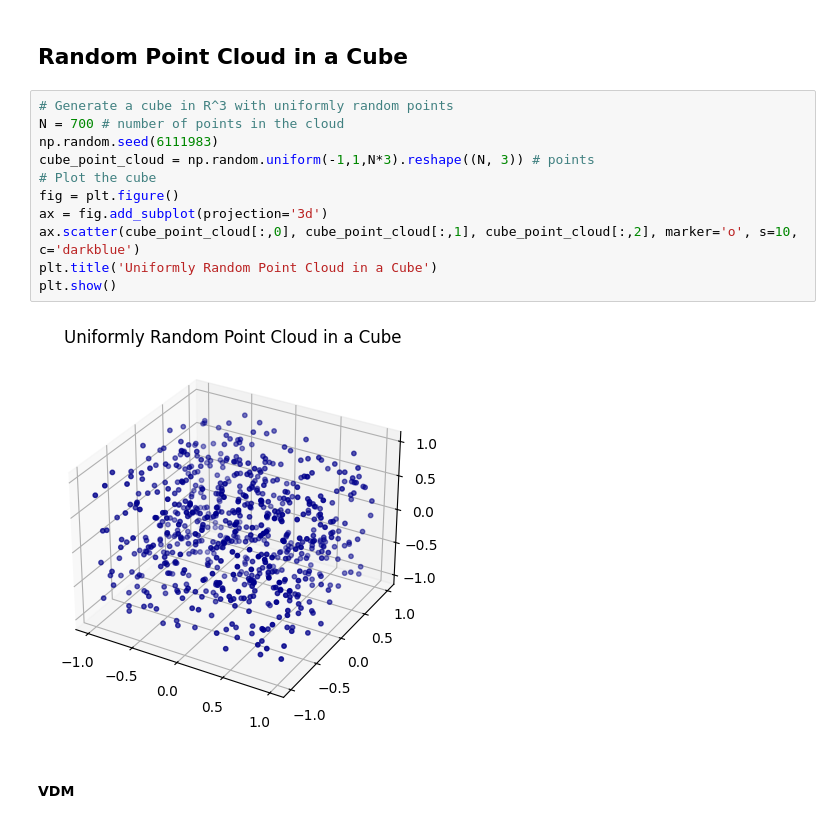
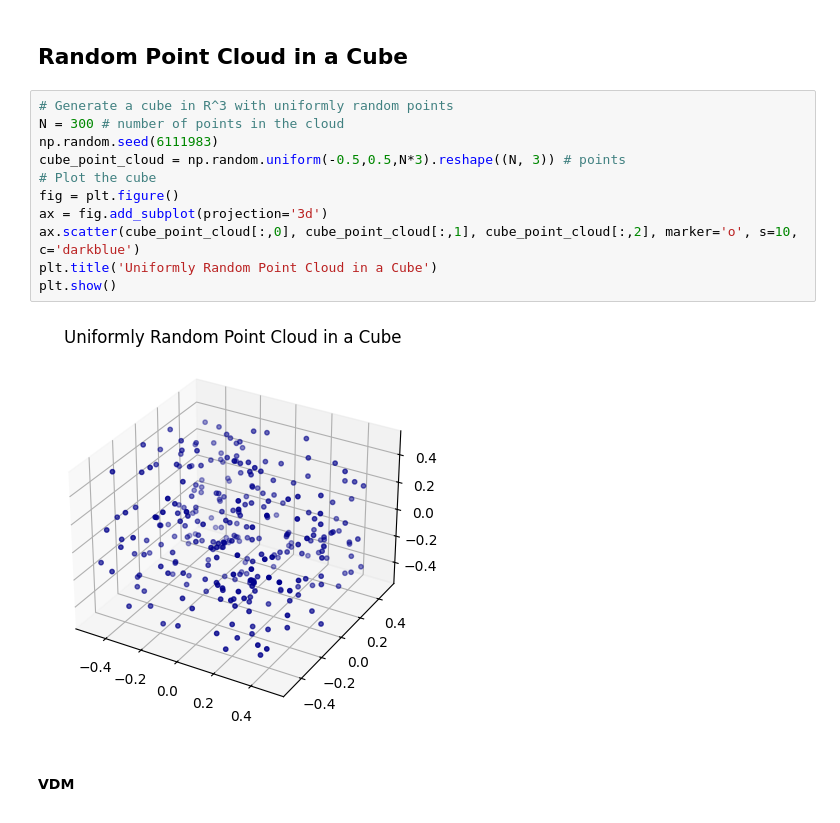
Before and after one commit to gmaurer08/sheaf-signal-processing, a Jupyter notebook: main.ipynb, the cells around one changed output. Saved outputs shown, nothing was run; the diff lists cells and outputs as text.

Commit message:
synthetic data plots

```diff
--- a/main.ipynb
+++ b/main.ipynb
@@ -23,17 +25,17 @@ np.random.seed(SEED)
 ## Random Point Cloud in a Cube
 # %%
 # Generate a cube in R^3 with uniformly random points
-N = 700 # number of points in the cloud
+N = 300 # number of points in the cloud
 np.random.seed(6111983)
-cube_point_cloud = np.random.uniform(-1,1,N*3).reshape((N, 3)) # points
+cube_point_cloud = np.random.uniform(-0.5,0.5,N*3).reshape((N, 3)) # points
 # Plot the cube
 fig = plt.figure()
 ax = fig.add_subplot(projection='3d')
 ax.scatter(cube_point_cloud[:,0], cube_point_cloud[:,1], cube_point_cloud[:,2], marker='o', s=10, c='darkblue')
 plt.title('Uniformly Random Point Cloud in a Cube')
 plt.show()
 # %% [output]
-[figure, old version]
+[figure, new version]
 # %% [markdown]
 #### VDM
 # %%
```
Also changed, not shown: parts of 19 cells of this notebook.
